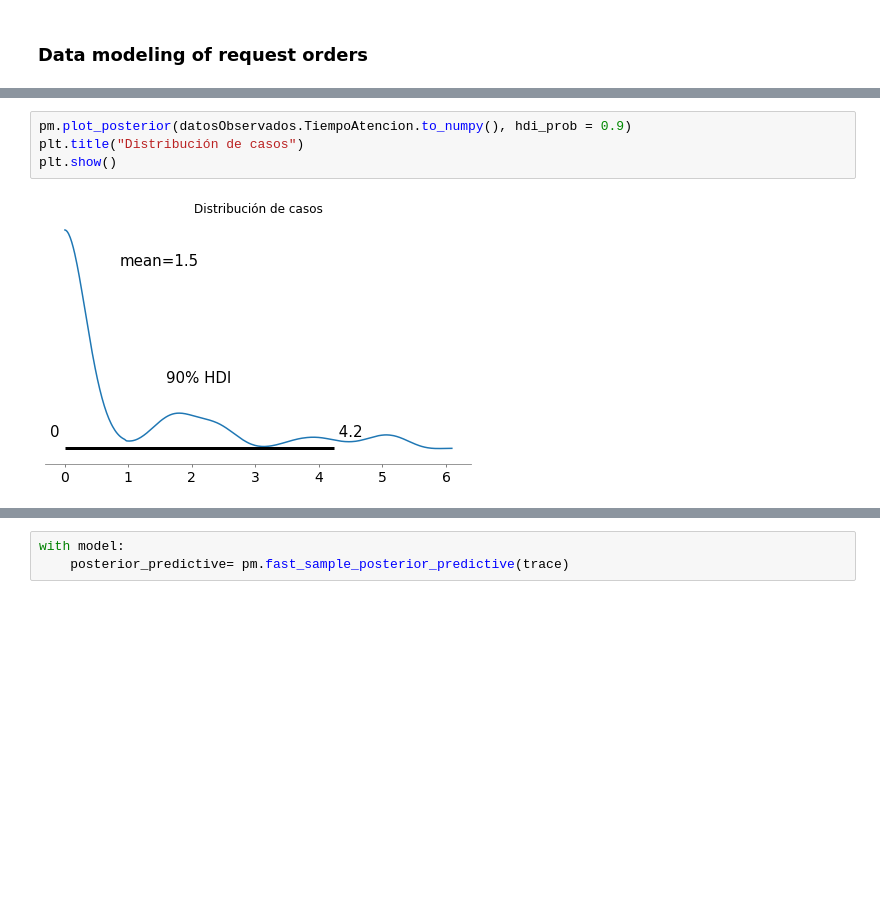
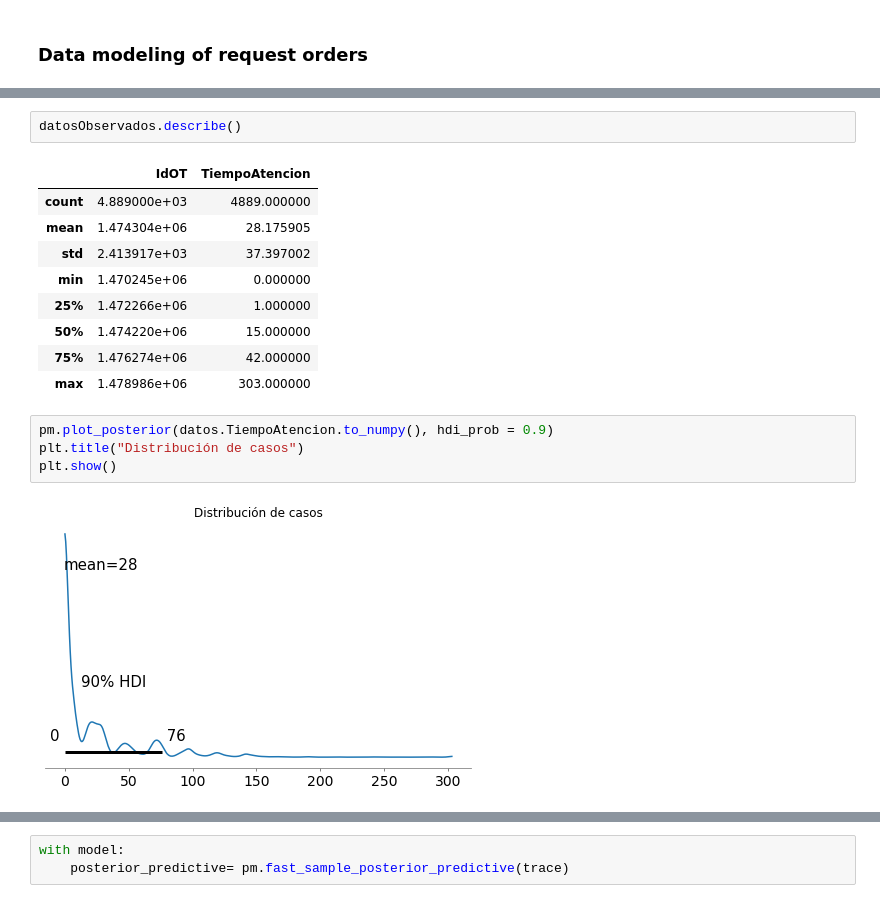
Before and after one commit to ludwigregalado/EmisionSuscripcion, a Jupyter notebook: DataModeling_No_TimeChange.ipynb, the cells around one changed output, grey strips where cells are left out. Cells and saved outputs as stored; diff of their text form; blank space fills up the shorter version.

```diff
--- a/DataModeling_No_TimeChange.ipynb
+++ b/DataModeling_No_TimeChange.ipynb
@@ -42,9 +51,21 @@ plt.show()
+# %%
+datosObservados.describe()
+# %% [output]
+|  | IdOT | TiempoAtencion |
+| count | 4.889000e+03 | 4889.000000 |
+| mean | 1.474304e+06 | 28.175905 |
+| std | 2.413917e+03 | 37.397002 |
+| min | 1.470245e+06 | 0.000000 |
+| 25% | 1.472266e+06 | 1.000000 |
+| 50% | 1.474220e+06 | 15.000000 |
+| 75% | 1.476274e+06 | 42.000000 |
+| max | 1.478986e+06 | 303.000000 |
 # %%
-pm.plot_posterior(datosObservados.TiempoAtencion.to_numpy(), hdi_prob = 0.9)
+pm.plot_posterior(datos.TiempoAtencion.to_numpy(), hdi_prob = 0.9)
 plt.title("Distribución de casos")
 plt.show()
 # %% [output]
-[figure, old version]
+[figure, new version]
 # %%
 # Generating Model context
 with pm.Model() as model:
```
Also changed, not shown: parts of 18 cells of this notebook.
